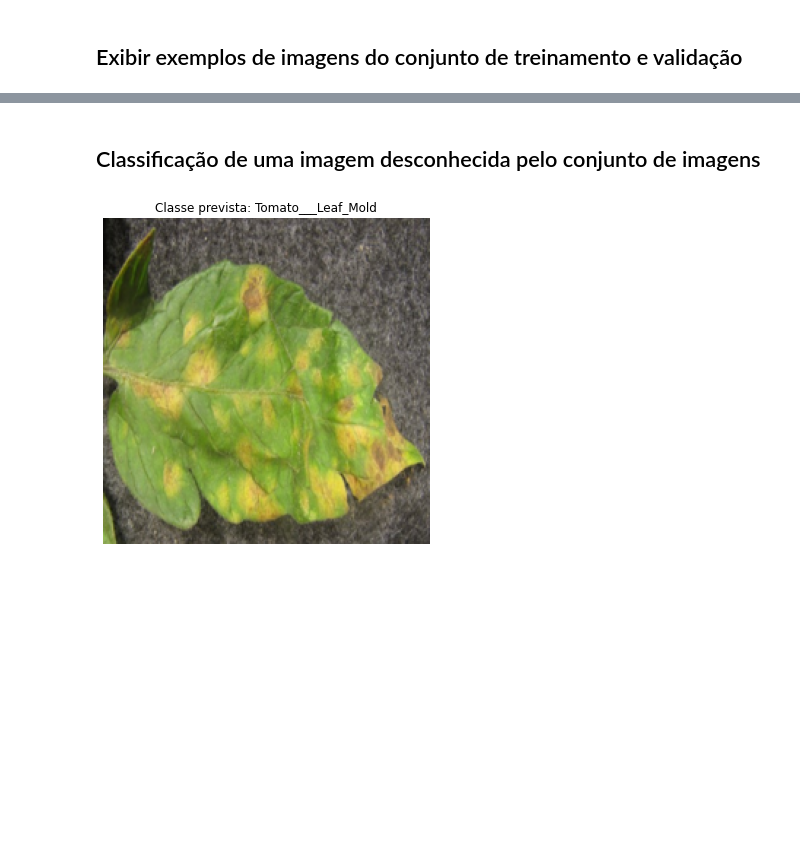
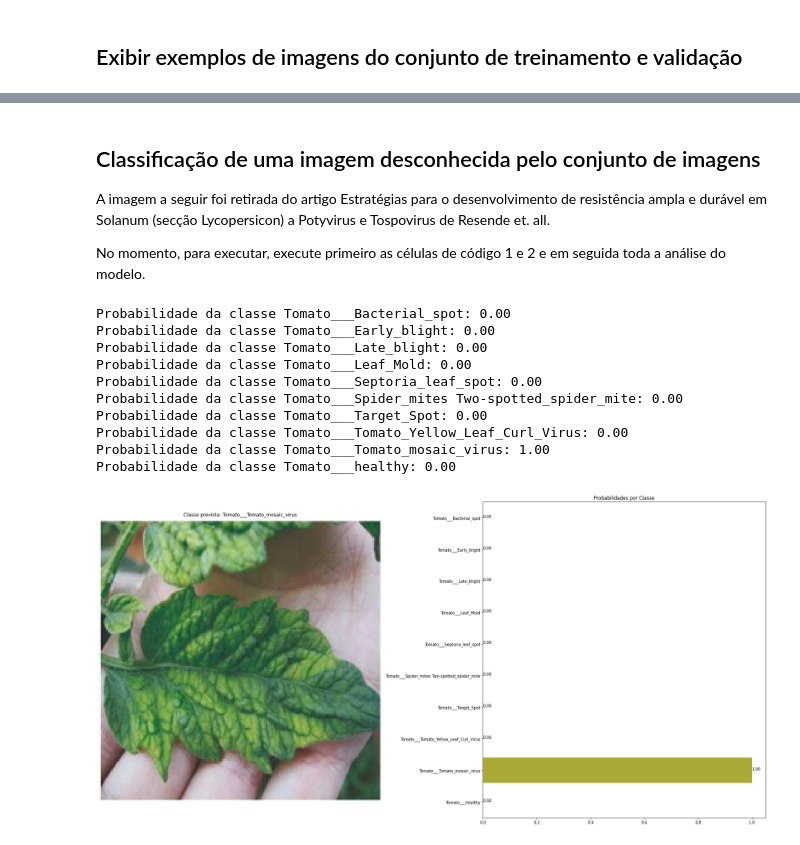
Before and after one commit to carlosestevaobs/Machine-Learning, a Jupyter notebook: ResNet.ipynb, the cells around one changed output, grey strips where cells are left out. Cells and saved outputs as stored; diff of their text form; code cells hidden in the pictures; blank space fills up the shorter version.

```diff
--- a/ResNet.ipynb
+++ b/ResNet.ipynb
@@ -303,25 +304,60 @@ plot_image_examples(class_names, test_data_dir, "Exemplos de Imagens - Validaç
 # %% [markdown]
 ## Classificação de uma imagem desconhecida pelo conjunto de imagens
+A imagem a seguir foi retirada do artigo Estratégias para o desenvolvimento de resistência ampla e durável em Solanum (secção Lycopersicon) a Potyvirus e Tospovirus de Resende et. all.
+
+No momento, para executar, execute primeiro as células de código 1 e 2 e em seguida toda a análise do modelo.
 # %%
 def classify_single_image(image_path, model, class_names):
     img = Image.open(image_path)
     img = img.resize((224, 224))
     img = img.convert('RGB')
     img = np.array(img) / 255.0
     img = img.reshape(1, 224, 224, 3)
-    predicted_class = np.argmax(model.predict(img))
+
+    predictions = model.predict(img)
+
+    predicted_class = np.argmax(predictions)
     predicted_label = class_names[predicted_class]
 
-    # Exibir a imagem com a classe prevista
-    plt.figure(figsize=(6, 6))
+    for i in range(len(class_names)):
+        probability = predictions[0][i]
+        formatted_probability = "{:.2f}".format(probability)
+        print(f'Probabilidade da classe {class_names[i]}: {formatted_probability}')
+
+    plt.figure(figsize=(24, 12))
+    plt.subplot(1, 2, 1)
     plt.imshow(img[0])
     plt.axis('off')
     plt.title(f'Classe prevista: {predicted_label}')
+
+    probabilities = [predictions[0][i] for i in range(len(class_names))]
+
+    plt.subplot(1, 2, 2)
+    ax = sns.barplot(x=probabilities, y=class_names, orient='h')
+
+    plt.title('Probabilidades por Classe')
+    plt.tight_layout()
+
+    for p in ax.patches:
+        width = p.get_width()
+        plt.text(width, p.get_y() + p.get_height() / 2, f'{width:.2f}', ha="left")
+
     plt.show()
 
     return predicted_label
 
-image_path = 'imagemTesteLeafMold.jpg'
+model = load_model("best_modelResNet.h5")
+image_path = 'mosaico.png'
 predicted_class = classify_single_image(image_path, model, class_names)
 # %% [output]
+Probabilidade da classe Tomato___Bacterial_spot: 0.00
+Probabilidade da classe Tomato___Early_blight: 0.00
+Probabilidade da classe Tomato___Late_blight: 0.00
+Probabilidade da classe Tomato___Leaf_Mold: 0.00
+Probabilidade da classe Tomato___Septoria_leaf_spot: 0.00
+Probabilidade da classe Tomato___Spider_mites Two-spotted_spider_mite: 0.00
+Probabilidade da classe Tomato___Target_Spot: 0.00
+Probabilidade da classe Tomato___Tomato_Yellow_Leaf_Curl_Virus: 0.00
+Probabilidade da classe Tomato___Tomato_mosaic_virus: 1.00
+Probabilidade da classe Tomato___healthy: 0.00
-[figure, old version]
+[figure, new version]
```
Also changed, not shown: parts of 7 cells of this notebook.
